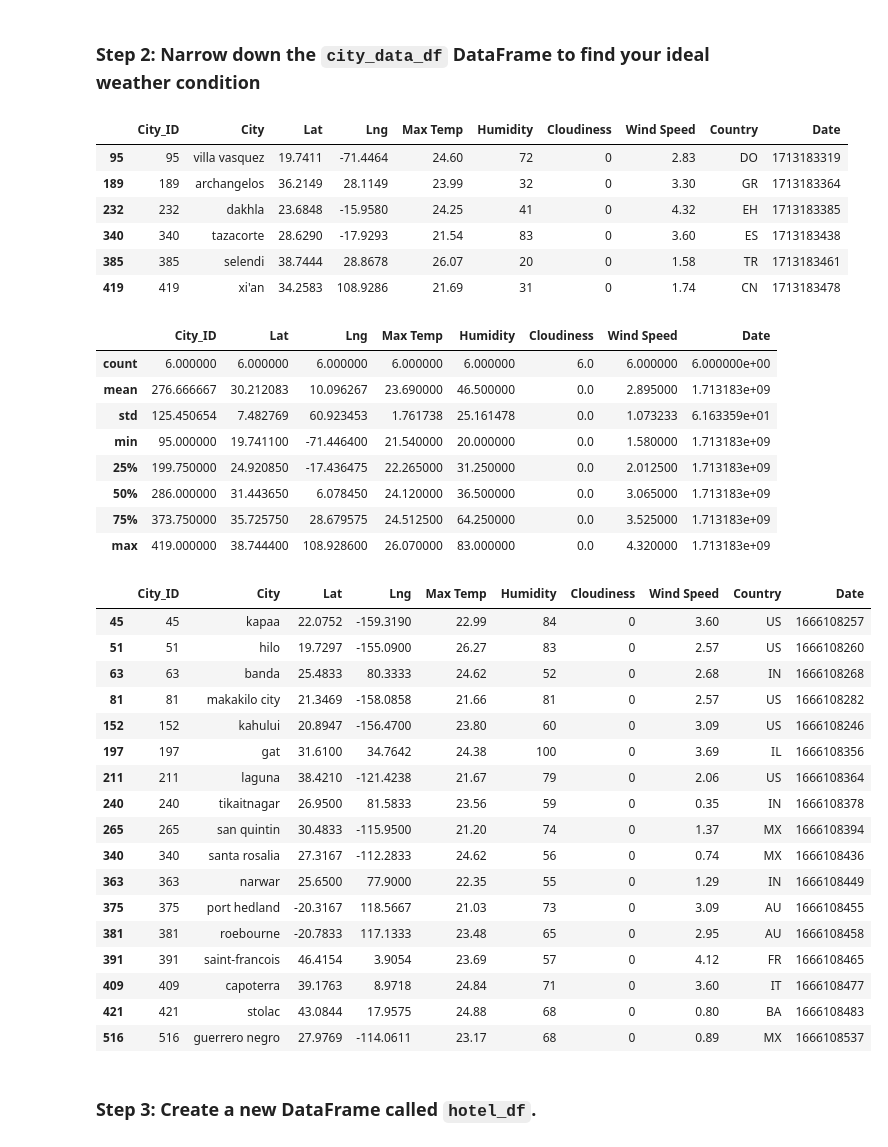
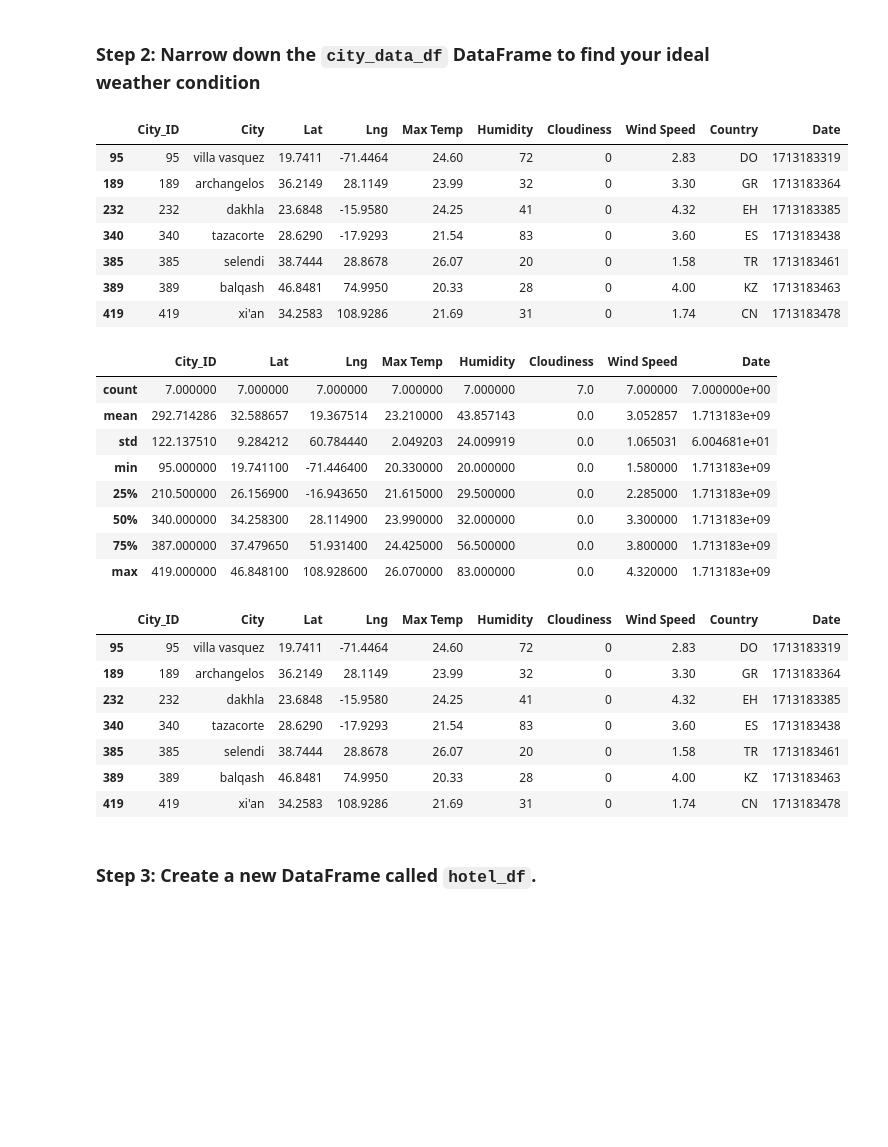
Before and after one commit to sarithavu/python-api-challenge, a Jupyter notebook: WeatherPy/VacationPy.ipynb, the cells around one changed output. Saved outputs shown, nothing was run; the diff lists cells and outputs as text; code cells hidden in the pictures; blank space fills up the shorter version.

```diff
--- a/WeatherPy/VacationPy.ipynb
+++ b/WeatherPy/VacationPy.ipynb
@@ -45,7 +45,7 @@ map_plot_1
 ### Step 2: Narrow down the `city_data_df` DataFrame to find your ideal weather condition
 # %%
 # Define your ideal weather conditions
-max_temp = (city_data_df['Max Temp'] < 27) & (city_data_df['Max Temp'] > 21)
+max_temp = (city_data_df['Max Temp'] < 27) & (city_data_df['Max Temp'] > 20)
 wind_speed = city_data_df['Wind Speed'] < 4.5
 cloudiness = city_data_df['Cloudiness'] == 0
 
@@ -61,47 +61,36 @@ ideal_weather_df
 | 232 | 232 | dakhla | 23.6848 | -15.9580 | 24.25 | 41 | 0 | 4.32 | EH | 1713183385 |
 | 340 | 340 | tazacorte | 28.6290 | -17.9293 | 21.54 | 83 | 0 | 3.60 | ES | 1713183438 |
 | 385 | 385 | selendi | 38.7444 | 28.8678 | 26.07 | 20 | 0 | 1.58 | TR | 1713183461 |
+| 389 | 389 | balqash | 46.8481 | 74.9950 | 20.33 | 28 | 0 | 4.00 | KZ | 1713183463 |
 | 419 | 419 | xi'an | 34.2583 | 108.9286 | 21.69 | 31 | 0 | 1.74 | CN | 1713183478 |
 # %%
 ideal_weather_df.describe()
 # %% [output]
 |  | City_ID | Lat | Lng | Max Temp | Humidity | Cloudiness | Wind Speed | Date |
-| count | 6.000000 | 6.000000 | 6.000000 | 6.000000 | 6.000000 | 6.0 | 6.000000 | 6.000000e+00 |
-| mean | 276.666667 | 30.212083 | 10.096267 | 23.690000 | 46.500000 | 0.0 | 2.895000 | 1.713183e+09 |
-| std | 125.450654 | 7.482769 | 60.923453 | 1.761738 | 25.161478 | 0.0 | 1.073233 | 6.163359e+01 |
-| min | 95.000000 | 19.741100 | -71.446400 | 21.540000 | 20.000000 | 0.0 | 1.580000 | 1.713183e+09 |
-| 25% | 199.750000 | 24.920850 | -17.436475 | 22.265000 | 31.250000 | 0.0 | 2.012500 | 1.713183e+09 |
-| 50% | 286.000000 | 31.443650 | 6.078450 | 24.120000 | 36.500000 | 0.0 | 3.065000 | 1.713183e+09 |
-| 75% | 373.750000 | 35.725750 | 28.679575 | 24.512500 | 64.250000 | 0.0 | 3.525000 | 1.713183e+09 |
-| max | 419.000000 | 38.744400 | 108.928600 | 26.070000 | 83.000000 | 0.0 | 4.320000 | 1.713183e+09 |
+| count | 7.000000 | 7.000000 | 7.000000 | 7.000000 | 7.000000 | 7.0 | 7.000000 | 7.000000e+00 |
+| mean | 292.714286 | 32.588657 | 19.367514 | 23.210000 | 43.857143 | 0.0 | 3.052857 | 1.713183e+09 |
+| std | 122.137510 | 9.284212 | 60.784440 | 2.049203 | 24.009919 | 0.0 | 1.065031 | 6.004681e+01 |
+| min | 95.000000 | 19.741100 | -71.446400 | 20.330000 | 20.000000 | 0.0 | 1.580000 | 1.713183e+09 |
+| 25% | 210.500000 | 26.156900 | -16.943650 | 21.615000 | 29.500000 | 0.0 | 2.285000 | 1.713183e+09 |
+| 50% | 340.000000 | 34.258300 | 28.114900 | 23.990000 | 32.000000 | 0.0 | 3.300000 | 1.713183e+09 |
+| 75% | 387.000000 | 37.479650 | 51.931400 | 24.425000 | 56.500000 | 0.0 | 3.800000 | 1.713183e+09 |
+| max | 419.000000 | 46.848100 | 108.928600 | 26.070000 | 83.000000 | 0.0 | 4.320000 | 1.713183e+09 |
 # %%
 # Narrow down cities that fit criteria and drop any results with null values
-# YOUR CODE HERE
 
 # Drop any rows with null values
-# YOUR CODE HERE
+filtered_cities_df = ideal_weather_df.dropna()
 
-# Display sample data
-# YOUR CODE HERE
+filtered_cities_df
 # %% [output]
 |  | City_ID | City | Lat | Lng | Max Temp | Humidity | Cloudiness | Wind Speed | Country | Date |
-| 45 | 45 | kapaa | 22.0752 | -159.3190 | 22.99 | 84 | 0 | 3.60 | US | 1666108257 |
-| 51 | 51 | hilo | 19.7297 | -155.0900 | 26.27 | 83 | 0 | 2.57 | US | 1666108260 |
-| 63 | 63 | banda | 25.4833 | 80.3333 | 24.62 | 52 | 0 | 2.68 | IN | 1666108268 |
-| 81 | 81 | makakilo city | 21.3469 | -158.0858 | 21.66 | 81 | 0 | 2.57 | US | 1666108282 |
-| 152 | 152 | kahului | 20.8947 | -156.4700 | 23.80 | 60 | 0 | 3.09 | US | 1666108246 |
-| 197 | 197 | gat | 31.6100 | 34.7642 | 24.38 | 100 | 0 | 3.69 | IL | 1666108356 |
-| 211 | 211 | laguna | 38.4210 | -121.4238 | 21.67 | 79 | 0 | 2.06 | US | 1666108364 |
-| 240 | 240 | tikaitnagar | 26.9500 | 81.5833 | 23.56 | 59 | 0 | 0.35 | IN | 1666108378 |
-| 265 | 265 | san quintin | 30.4833 | -115.9500 | 21.20 | 74 | 0 | 1.37 | MX | 1666108394 |
-| 340 | 340 | santa rosalia | 27.3167 | -112.2833 | 24.62 | 56 | 0 | 0.74 | MX | 1666108436 |
-| 363 | 363 | narwar | 25.6500 | 77.9000 | 22.35 | 55 | 0 | 1.29 | IN | 1666108449 |
-| 375 | 375 | port hedland | -20.3167 | 118.5667 | 21.03 | 73 | 0 | 3.09 | AU | 1666108455 |
-| 381 | 381 | roebourne | -20.7833 | 117.1333 | 23.48 | 65 | 0 | 2.95 | AU | 1666108458 |
-| 391 | 391 | saint-francois | 46.4154 | 3.9054 | 23.69 | 57 | 0 | 4.12 | FR | 1666108465 |
-| 409 | 409 | capoterra | 39.1763 | 8.9718 | 24.84 | 71 | 0 | 3.60 | IT | 1666108477 |
-| 421 | 421 | stolac | 43.0844 | 17.9575 | 24.88 | 68 | 0 | 0.80 | BA | 1666108483 |
-| 516 | 516 | guerrero negro | 27.9769 | -114.0611 | 23.17 | 68 | 0 | 0.89 | MX | 1666108537 |
+| 95 | 95 | villa vasquez | 19.7411 | -71.4464 | 24.60 | 72 | 0 | 2.83 | DO | 1713183319 |
+| 189 | 189 | archangelos | 36.2149 | 28.1149 | 23.99 | 32 | 0 | 3.30 | GR | 1713183364 |
+| 232 | 232 | dakhla | 23.6848 | -15.9580 | 24.25 | 41 | 0 | 4.32 | EH | 1713183385 |
+| 340 | 340 | tazacorte | 28.6290 | -17.9293 | 21.54 | 83 | 0 | 3.60 | ES | 1713183438 |
+| 385 | 385 | selendi | 38.7444 | 28.8678 | 26.07 | 20 | 0 | 1.58 | TR | 1713183461 |
+| 389 | 389 | balqash | 46.8481 | 74.9950 | 20.33 | 28 | 0 | 4.00 | KZ | 1713183463 |
+| 419 | 419 | xi'an | 34.2583 | 108.9286 | 21.69 | 31 | 0 | 1.74 | CN | 1713183478 |
 # %% [markdown]
 ### Step 3: Create a new DataFrame called `hotel_df`.
 # %%
```
Also changed, not shown: parts of 4 cells of this notebook.
